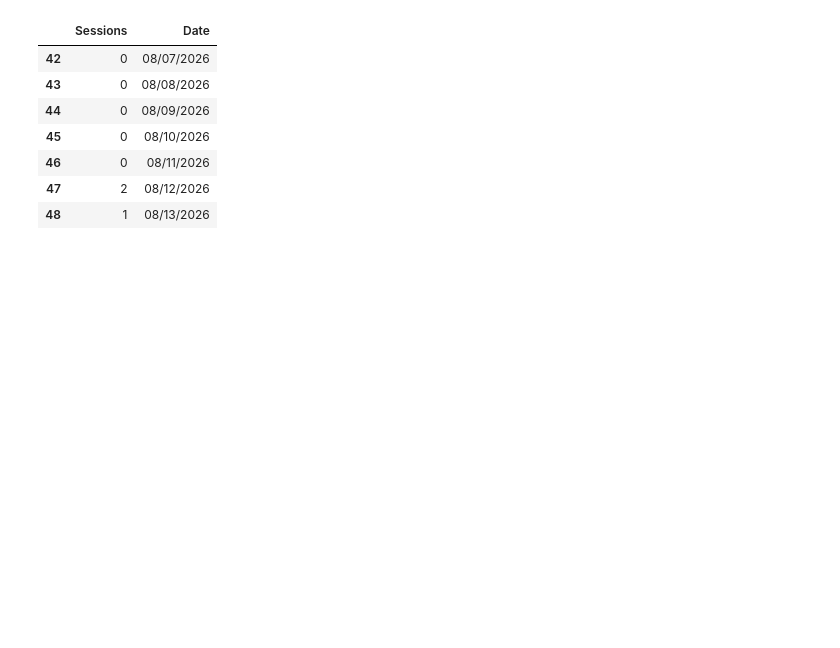
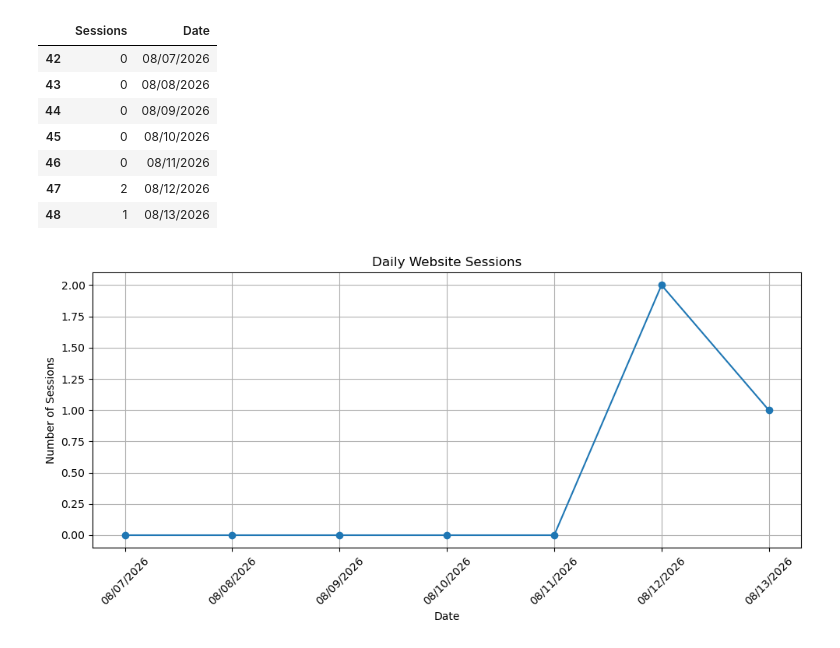
Before and after one commit to lomboto05-commits/contentsquare-website-analytics, a Jupyter notebook: ContentsquareAnalysis.ipynb, the cells around one changed output. Saved outputs shown, nothing was run; the diff lists cells and outputs as text; code cells hidden in the pictures; blank space fills up the shorter version.

Commit message:
Add website traffic and engagement analysis

```diff
--- a/ContentsquareAnalysis.ipynb
+++ b/ContentsquareAnalysis.ipynb
@@ -155,3 +155,22 @@ display(daily_sessions)
 | 46 | 0 | 08/11/2026 |
 | 47 | 2 | 08/12/2026 |
 | 48 | 1 | 08/13/2026 |
+# %%
+plt.figure(figsize=(10, 5))
+
+plt.plot(
+    daily_sessions["Date"],
+    daily_sessions["Sessions"],
+    marker="o"
+)
+
+plt.title("Daily Website Sessions")
+plt.xlabel("Date")
+plt.ylabel("Number of Sessions")
+plt.xticks(rotation=45)
+plt.grid(True)
+
+plt.tight_layout()
+plt.show()
+# %% [output]
+[figure, added]
```
Also changed, not shown: parts of 4 cells of this notebook.
